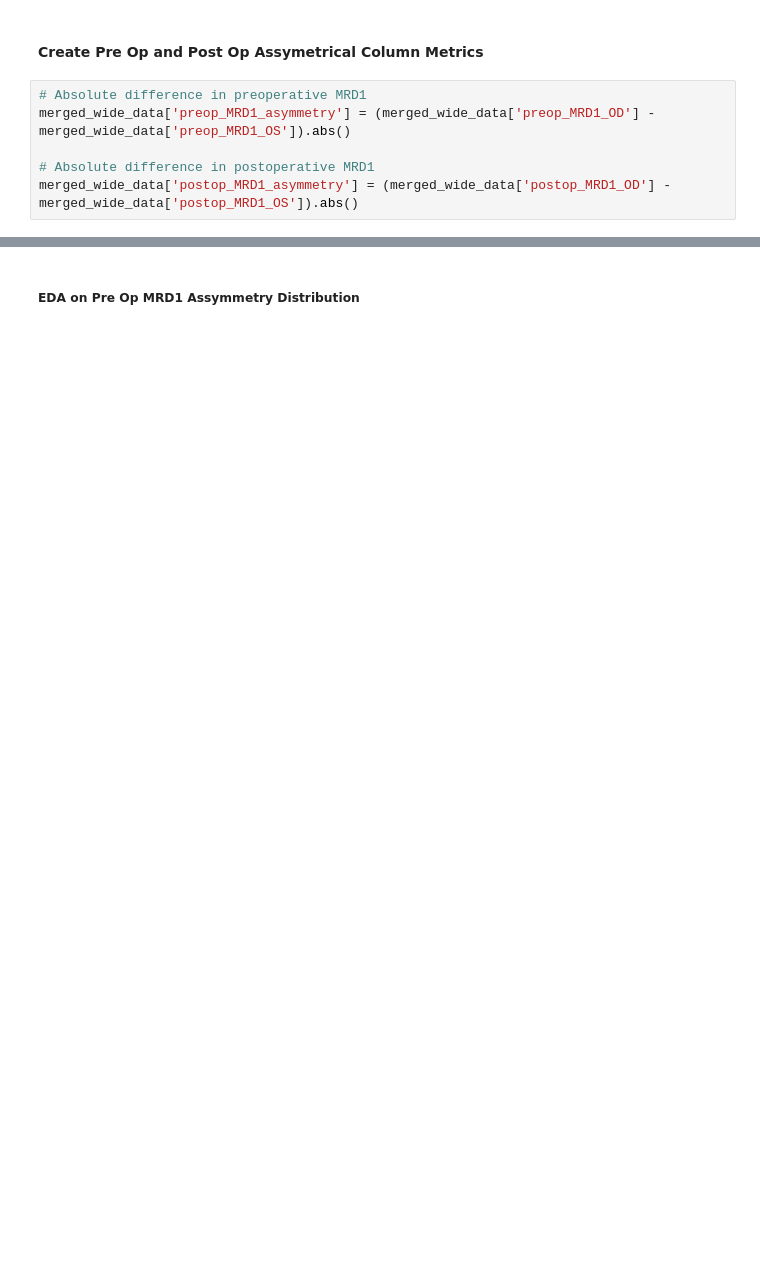
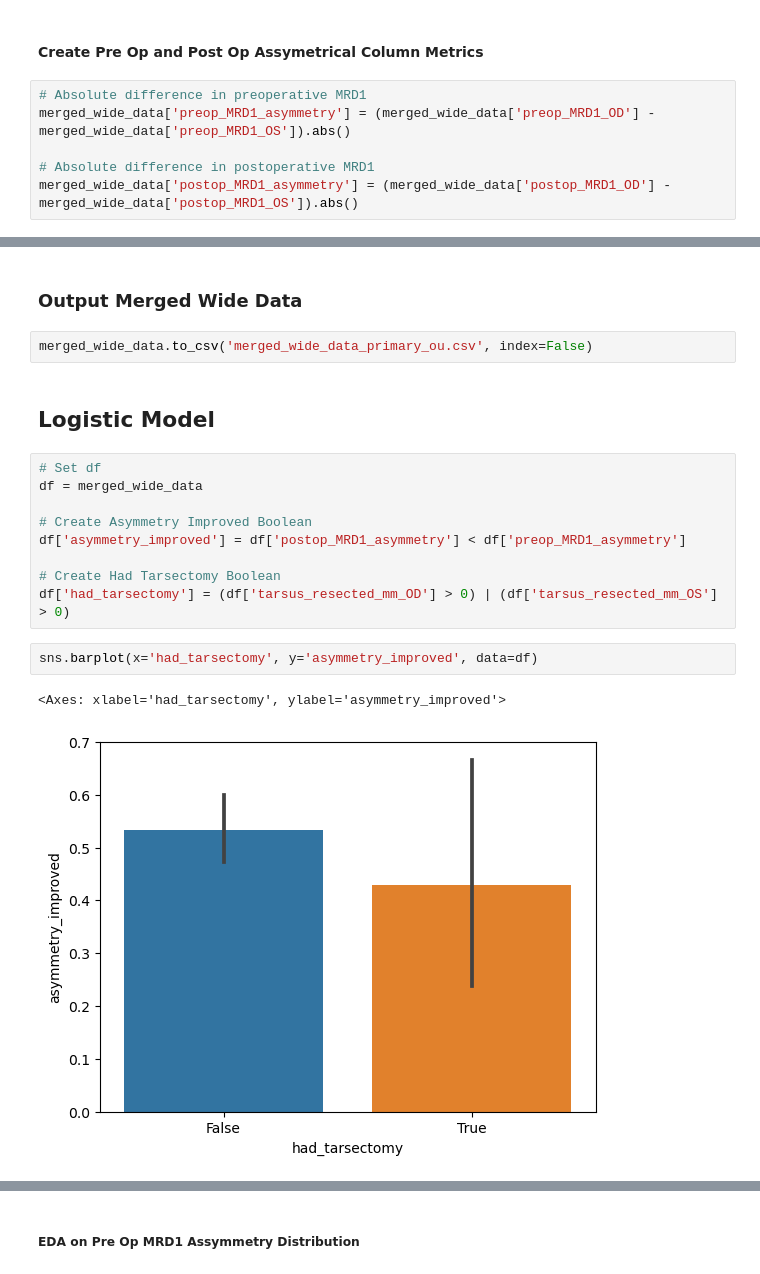
Before and after one commit to ChinmayVar/stats141_project, a Jupyter notebook: eda_cj.ipynb, the cells around one changed output, grey strips where cells are left out. Cells and saved outputs as stored; diff of their text form; blank space fills up the shorter version.

Commit message:
Added Logistic Model Tarsus Boolean + Continous

```diff
--- a/eda_cj.ipynb
+++ b/eda_cj.ipynb
@@ -328,3 +332,23 @@ merged_wide_data.head()
 | 2 | 435 | Agnes Simms | 1923-08-19 | 84.709589 | Female | 2009-07-08 | OU upper lid entropion, OU eyebro... | 2.900000 | ... |
 | 3 | 5 | Akram Hannani | 1930-07-31 | 71.260274 | Female | 2002-10-30 | OU upper lid ptosis | 13.133333 | ... |
 | 4 | 437 | Alonzo Lewis | 1932-01-02 | 78.613699 | Male | 2011-09-16 | OU ptosis sx, posterior ptosis | 1.100000 | ... |
+# %% [markdown]
+### Output Merged Wide Data
+# %%
+merged_wide_data.to_csv('merged_wide_data_primary_ou.csv', index=False)
+# %% [markdown]
+## Logistic Model
+# %%
+# Set df
+df = merged_wide_data
+
+# Create Asymmetry Improved Boolean
+df['asymmetry_improved'] = df['postop_MRD1_asymmetry'] < df['preop_MRD1_asymmetry']
+
+# Create Had Tarsectomy Boolean
+df['had_tarsectomy'] = (df['tarsus_resected_mm_OD'] > 0) | (df['tarsus_resected_mm_OS'] > 0)
+# %%
+sns.barplot(x='had_tarsectomy', y='asymmetry_improved', data=df)
+# %% [output]
+<Axes: xlabel='had_tarsectomy', ylabel='asymmetry_improved'>
+[figure, added]
```
Also changed, not shown: parts of 12 cells of this notebook, 1 other file.
